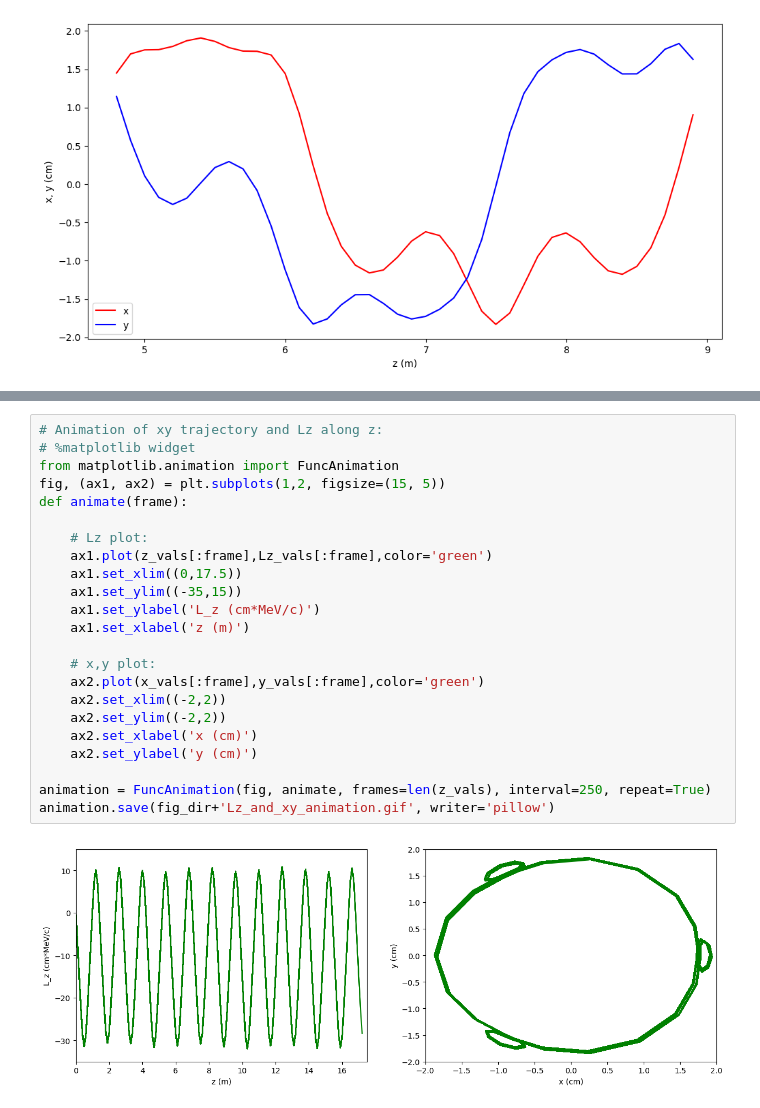
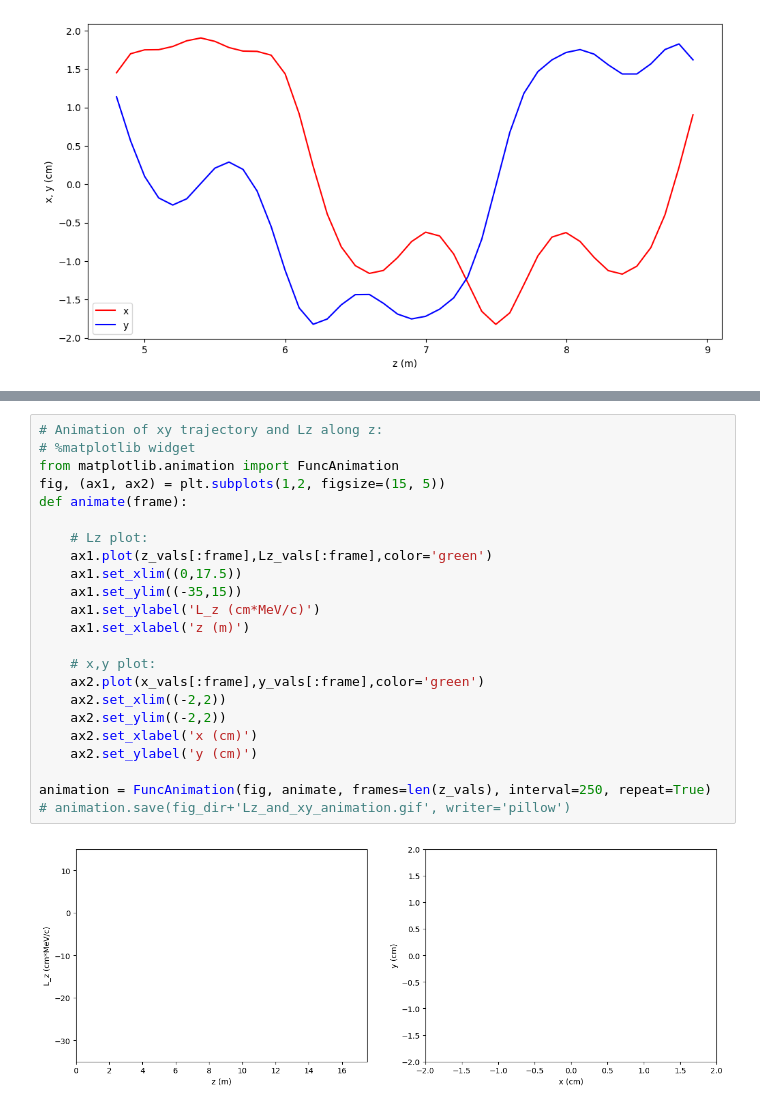
Before and after one commit to criggall/muon-cooling, a Jupyter notebook: Simplified-HFOFO/plot-reference-particle2.ipynb, the cells around one changed output, grey strips where cells are left out. Drawn from its saved outputs; the diff is of its cells as text.

```diff
--- a/Simplified-HFOFO/plot-reference-particle2.ipynb
+++ b/Simplified-HFOFO/plot-reference-particle2.ipynb
@@ -183,28 +183,28 @@ animation.save(fig_dir+'xy_animation.gif', writer='pillow')
 # %%
 # Animation of xy trajectory and Lz along z:
 # %matplotlib widget
 from matplotlib.animation import FuncAnimation
 fig, (ax1, ax2) = plt.subplots(1,2, figsize=(15, 5))
 def animate(frame):
 
     # Lz plot:
     ax1.plot(z_vals[:frame],Lz_vals[:frame],color='green')
     ax1.set_xlim((0,17.5))
     ax1.set_ylim((-35,15))
     ax1.set_ylabel('L_z (cm*MeV/c)')
     ax1.set_xlabel('z (m)')
 
     # x,y plot:
     ax2.plot(x_vals[:frame],y_vals[:frame],color='green')
     ax2.set_xlim((-2,2))
     ax2.set_ylim((-2,2))
     ax2.set_xlabel('x (cm)')
     ax2.set_ylabel('y (cm)')
 
 animation = FuncAnimation(fig, animate, frames=len(z_vals), interval=250, repeat=True)
-animation.save(fig_dir+'Lz_and_xy_animation.gif', writer='pillow')
+# animation.save(fig_dir+'Lz_and_xy_animation.gif', writer='pillow')
 # %% [output]
-[figure, old version]
+[figure, new version]
 # %%
 # Animation of xy trajectory and z vs. t (to vizualize timing with lattice elements):
 # %matplotlib widget
```
Also changed, not shown: parts of 10 cells of this notebook, 34 other files.
